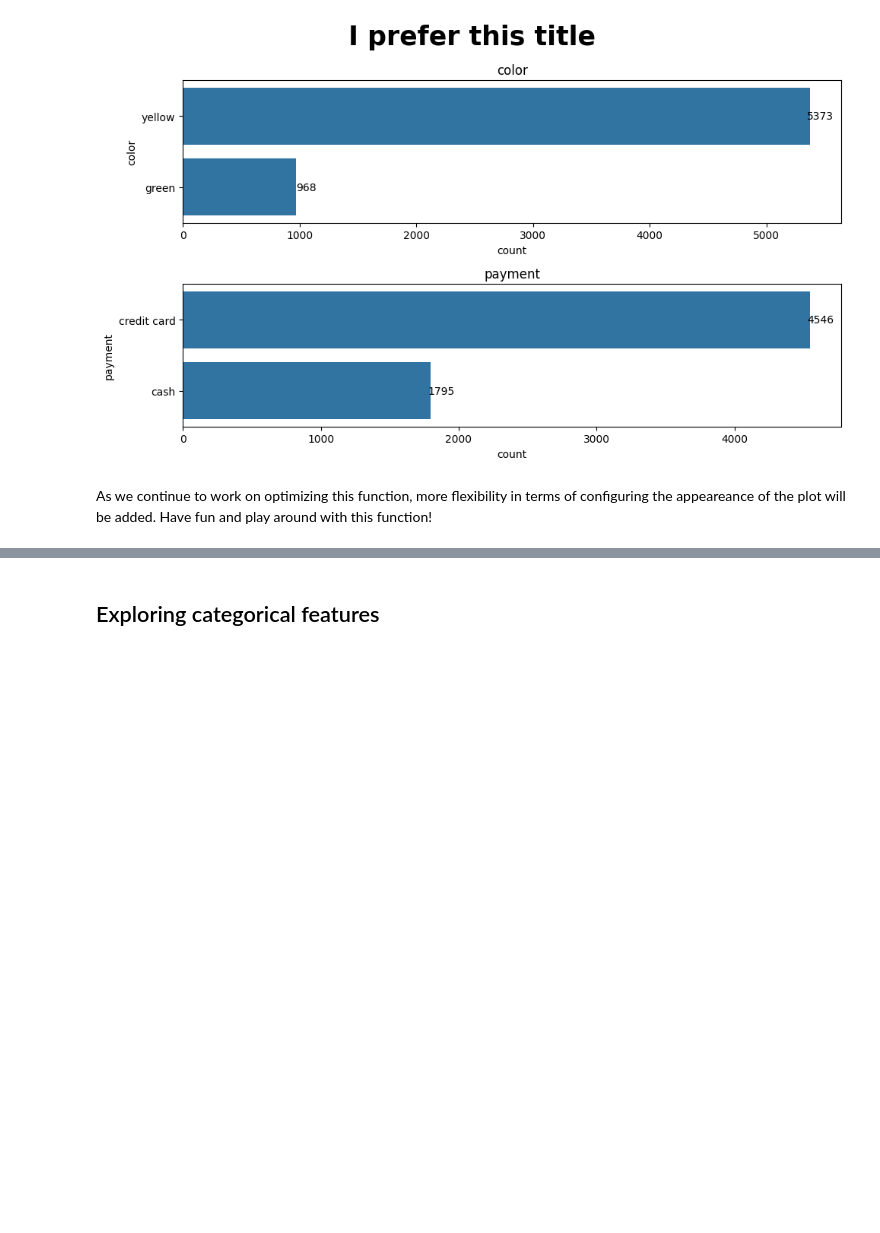
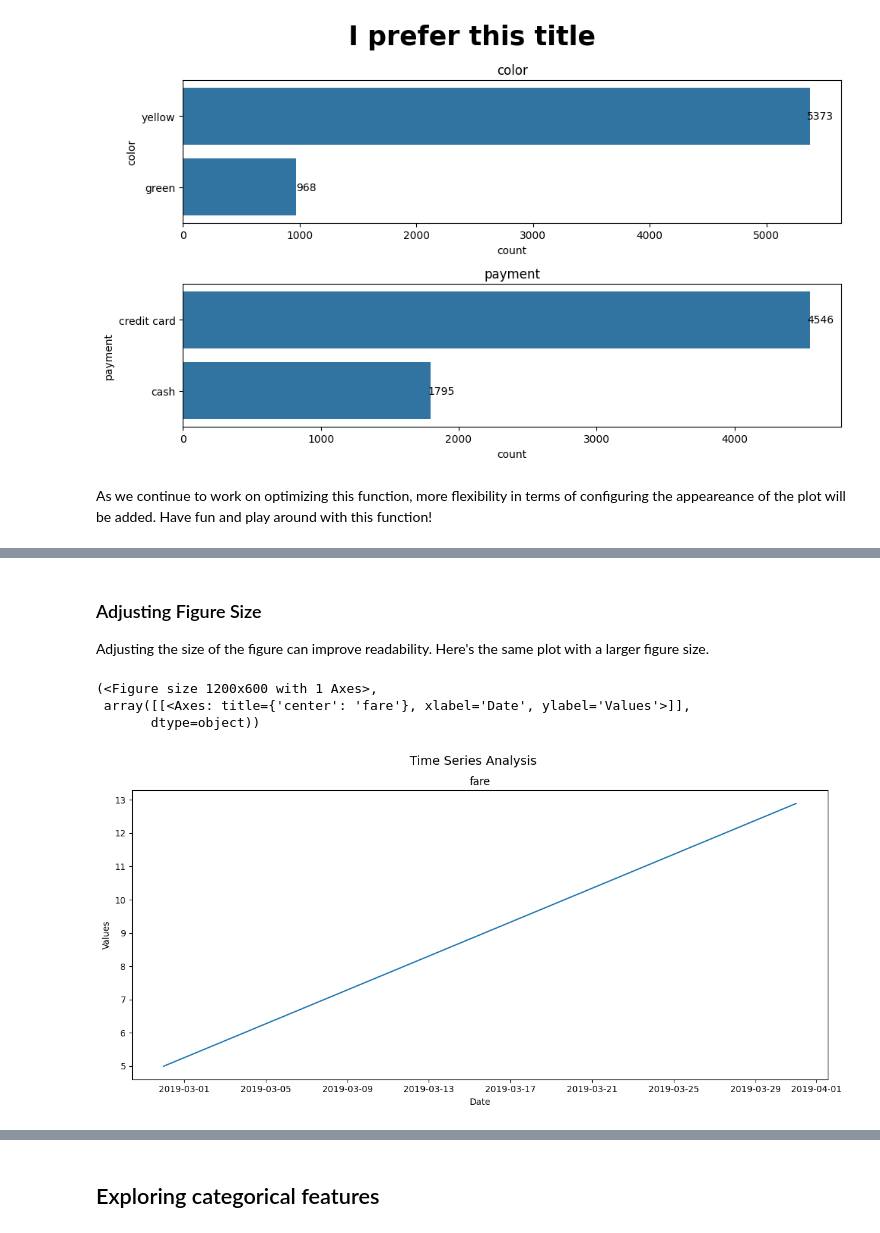
Before and after one commit to UBC-MDS/PyXplor, a Jupyter notebook: docs/example.ipynb, the cells around one changed output, grey strips where cells are left out. Drawn from its saved outputs; the diff is of its cells as text; code cells hidden in the pictures; blank space fills up the shorter version.

```diff
--- a/docs/example.ipynb
+++ b/docs/example.ipynb
@@ -160,0 +250,10 @@ As we continue to work on optimizing this function, more flexibility in terms of
+# %% [markdown]
+### Adjusting Figure Size
+Adjusting the size of the figure can improve readability. Here's the same plot with a larger figure size.
+# %%
+plot_time_series(taxi, 'pickup', ['fare'], freq='M', figsize=(12, 6))
+# %% [output]
+(<Figure size 1200x600 with 1 Axes>,
+ array([[<Axes: title={'center': 'fare'}, xlabel='Date', ylabel='Values'>]],
+       dtype=object))
+[figure, added]
```
Also changed, not shown: parts of 22 cells of this notebook, 1 other file.
